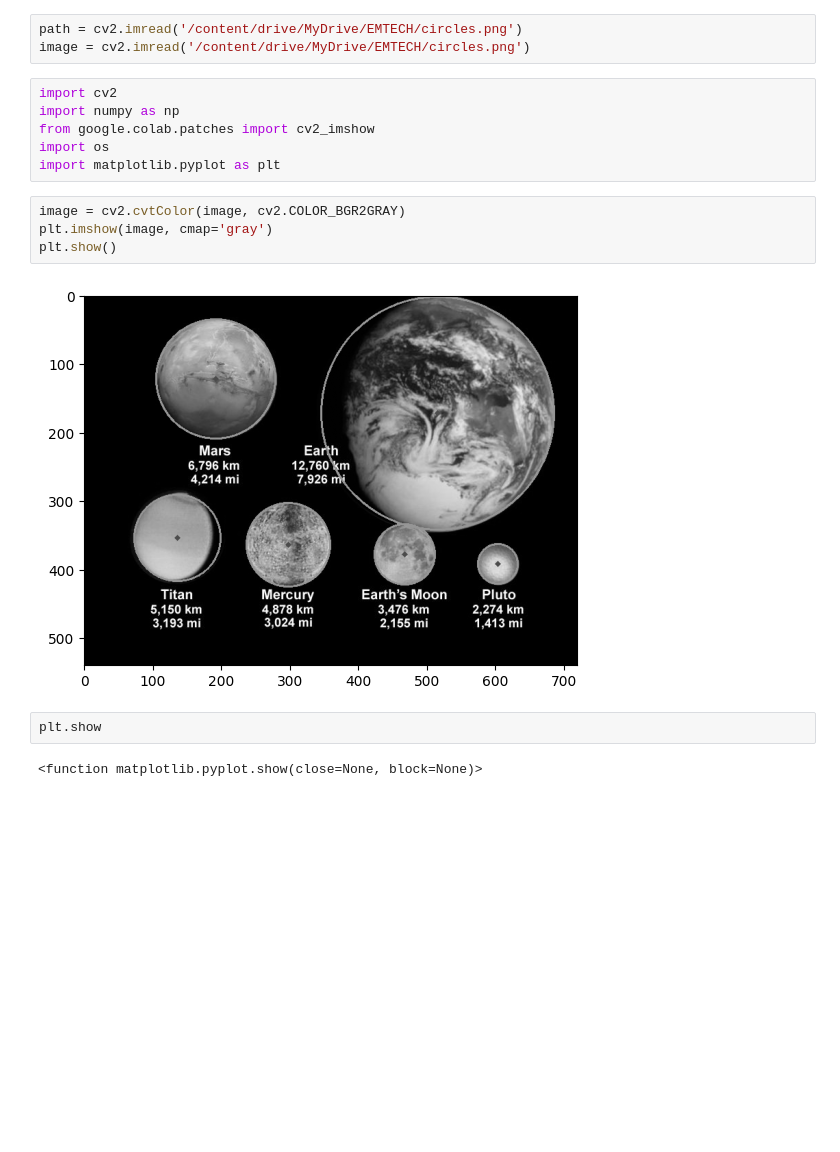
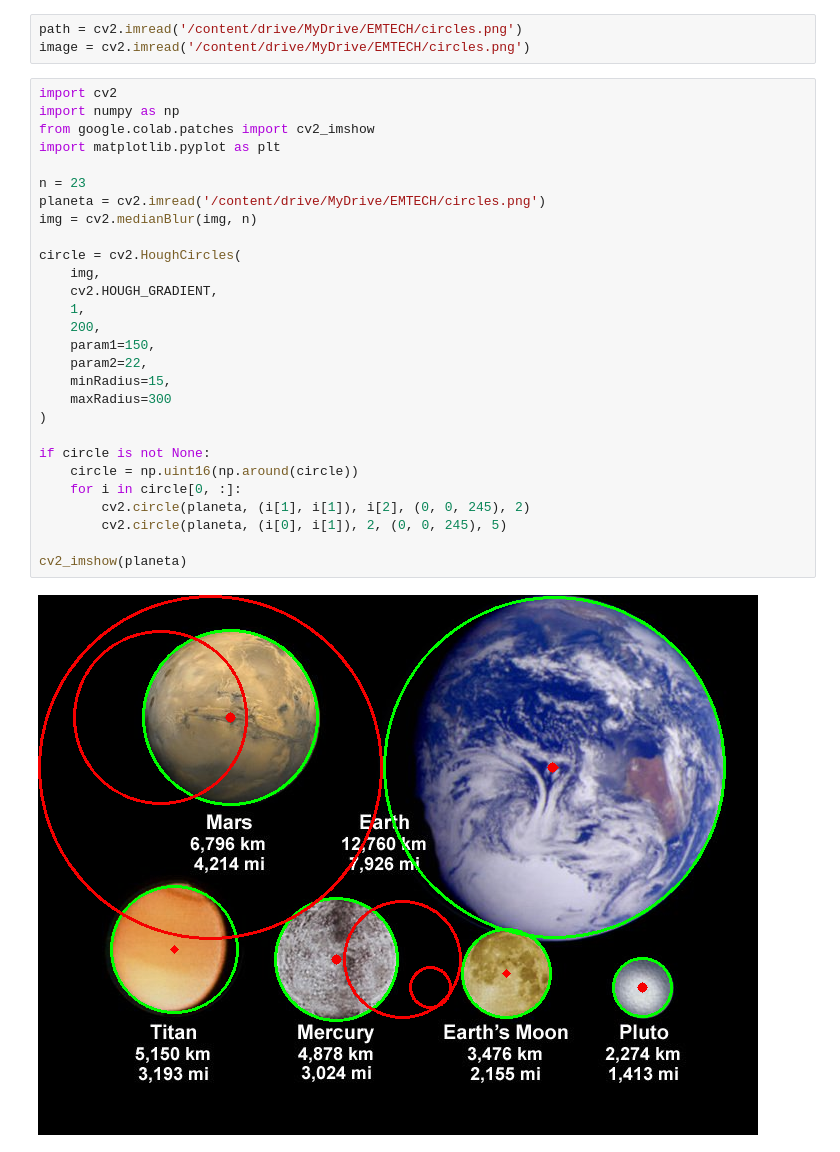
Before and after one commit to MartinTiong/CPE-018-CPE31S2, a Jupyter notebook: PrelimExam_circles.ipynb, the cells around one changed output. Drawn from its saved outputs; the diff is of its cells as text; blank space fills up the shorter version.

```diff
--- a/PrelimExam_circles.ipynb
+++ b/PrelimExam_circles.ipynb
@@ -8,19 +8,33 @@ Mounted at /content/drive
 # %%
 path = cv2.imread('/content/drive/MyDrive/EMTECH/circles.png')
 image = cv2.imread('/content/drive/MyDrive/EMTECH/circles.png')
-# %%
-import cv2
-import numpy as np
-from google.colab.patches import cv2_imshow
-import os
-import matplotlib.pyplot as plt
-# %%
-image = cv2.cvtColor(image, cv2.COLOR_BGR2GRAY)
-plt.imshow(image, cmap='gray')
-plt.show()
-# %% [output]
-[figure, removed]
-# %%
-plt.show
-# %% [output]
-<function matplotlib.pyplot.show(close=None, block=None)>
+# %%
+import cv2
+import numpy as np
+from google.colab.patches import cv2_imshow
+import matplotlib.pyplot as plt
+
+n = 23
+planeta = cv2.imread('/content/drive/MyDrive/EMTECH/circles.png')
+img = cv2.medianBlur(img, n)
+
+circle = cv2.HoughCircles(
+    img,
+    cv2.HOUGH_GRADIENT,
+    1,
+    200,
+    param1=150,
+    param2=22,
+    minRadius=15,
+    maxRadius=300
+)
+
+if circle is not None:
+    circle = np.uint16(np.around(circle))
+    for i in circle[0, :]:
+        cv2.circle(planeta, (i[1], i[1]), i[2], (0, 0, 245), 2)
+        cv2.circle(planeta, (i[0], i[1]), 2, (0, 0, 245), 5)
+
+cv2_imshow(planeta)
+# %% [output]
+[figure, added]
```
Also changed, not shown: parts of 1 cell of this notebook.
